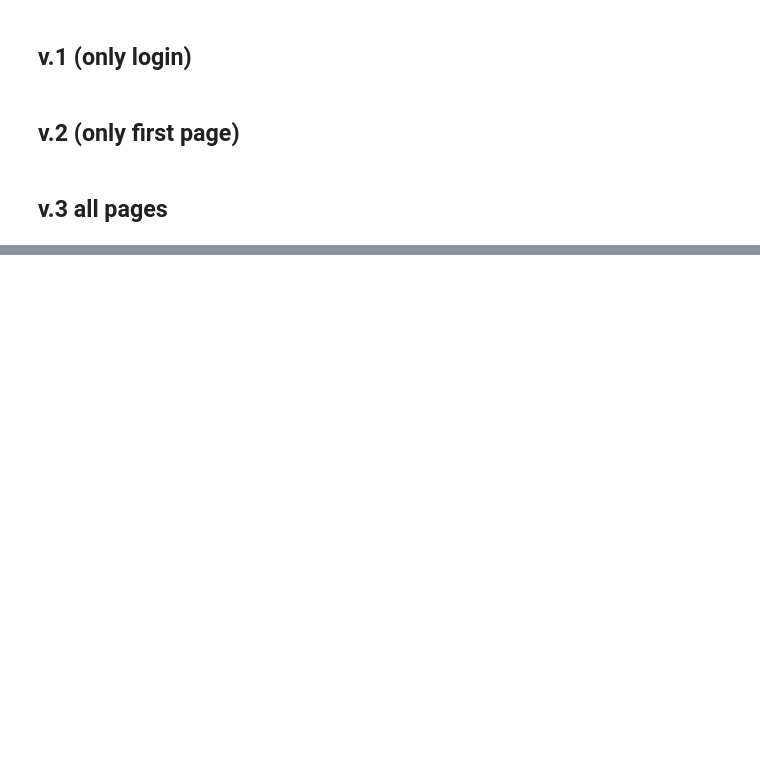
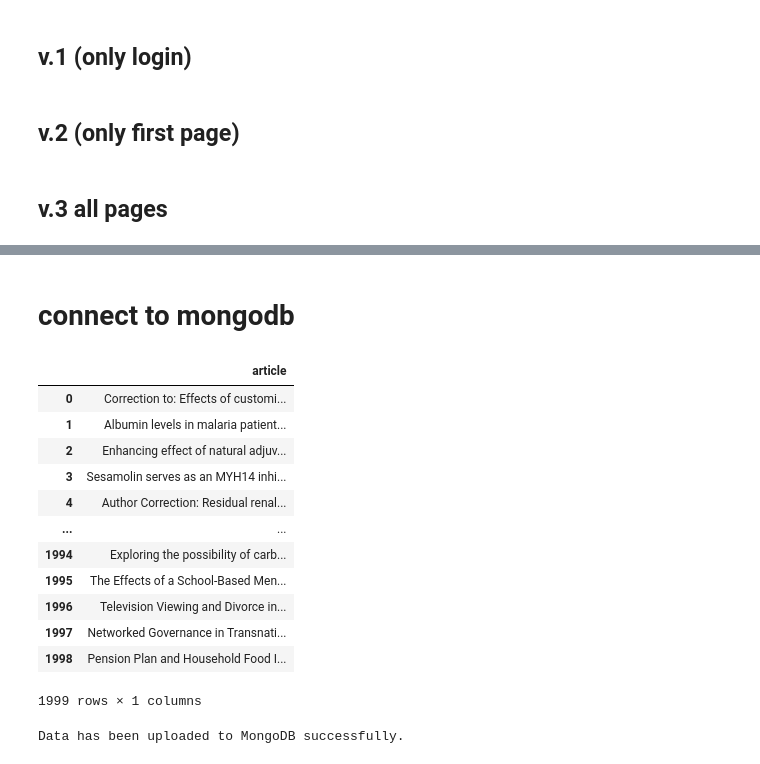
Before and after one commit to stmighty/datascience_final_project, a Jupyter notebook: code/3_webscraping/scraping.ipynb, the cells around one changed output, grey strips where cells are left out. Drawn from its saved outputs; the diff is of its cells as text; code cells hidden in the pictures; blank space fills up the shorter version.

Commit message:
add upload to mongo

```diff
--- a/code/3_webscraping/scraping.ipynb
+++ b/code/3_webscraping/scraping.ipynb
@@ -272,0 +278,38 @@ if __name__ == "__main__":
+# %% [markdown]
+# connect to mongodb
+# %%
+import pandas as pd
+df = pd.read_csv('../../data/modified_data_mahidol2024.csv')
+df
+# %% [output]
+|  | article |
+| 0 | Correction to: Effects of customi... |
+| 1 | Albumin levels in malaria patient... |
+| 2 | Enhancing effect of natural adjuv... |
+| 3 | Sesamolin serves as an MYH14 inhi... |
+| 4 | Author Correction: Residual renal... |
+| ... | ... |
+| 1994 | Exploring the possibility of carb... |
+| 1995 | The Effects of a School-Based Men... |
+| 1996 | Television Viewing and Divorce in... |
+| 1997 | Networked Governance in Transnati... |
+| 1998 | Pension Plan and Household Food I... |
+1999 rows × 1 columns
+# %%
+import pandas as pd
+from pymongo import MongoClient
+
+data = df.to_dict(orient='records')
+mongo_uri = os.environ.get("mongo_uri")
+client = MongoClient(mongo_uri)
+
+# Select the database and collection
+db = client['scrape_data']
+collection = db['titles']
+
+# Insert the data into the collection
+collection.insert_many(data)
+
+print("Data has been uploaded to MongoDB successfully.")
+# %% [output]
+Data has been uploaded to MongoDB successfully.
```
Also changed, not shown: parts of 1 cell of this notebook, 5 other files.
